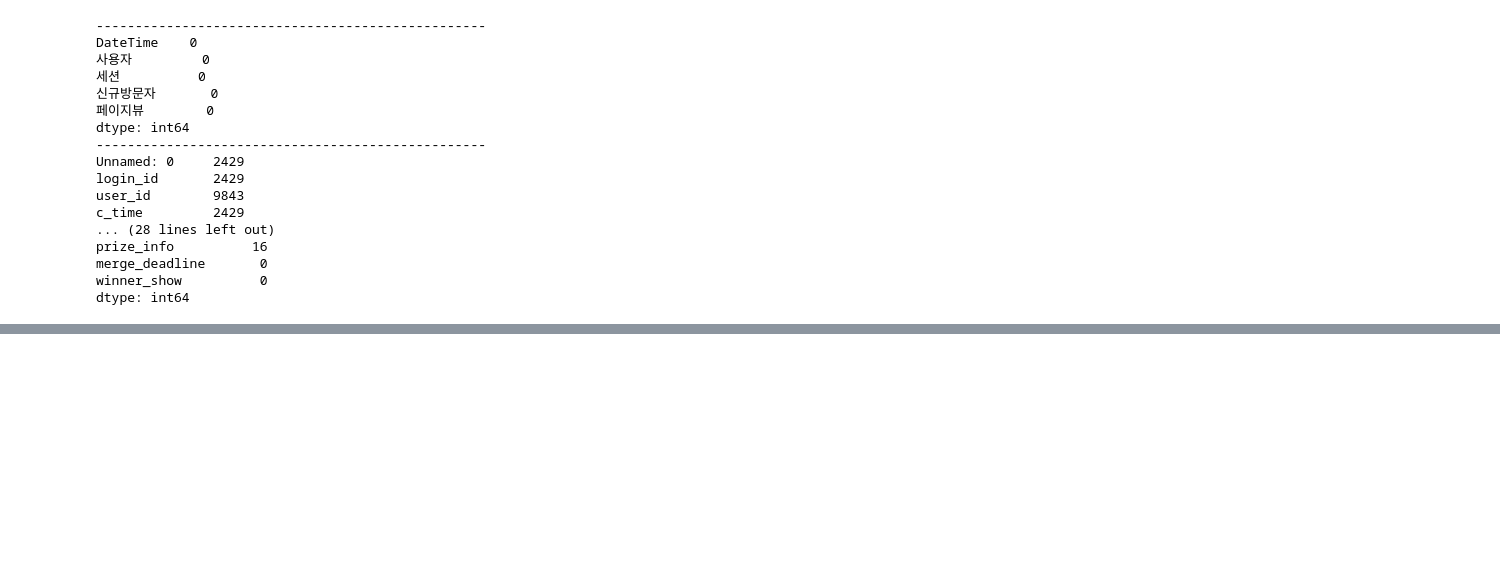
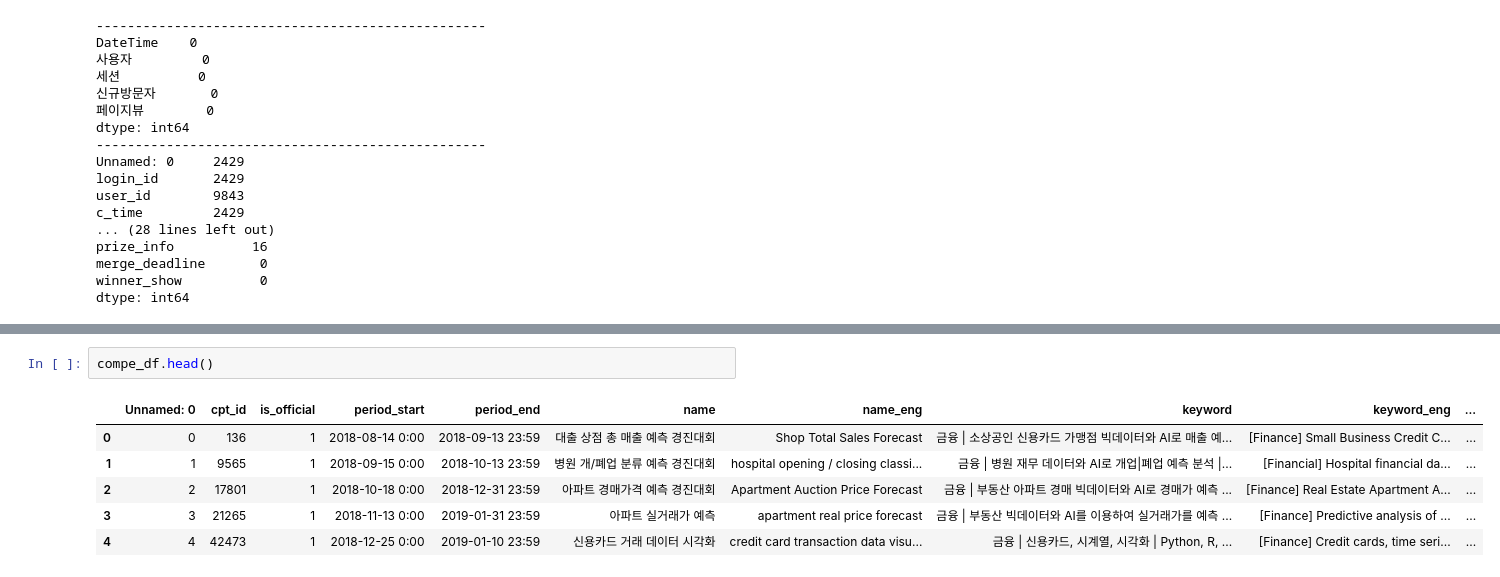
Before and after one commit to hundredeuk2/python, a Jupyter notebook: Dacon/2020DATACONCUP/FirstTry.ipynb, the cells around one changed output, grey strips where cells are left out. Saved outputs shown, nothing was run; the diff lists cells and outputs as text; blank space fills up the shorter version.

```diff
--- a/Dacon/2020DATACONCUP/FirstTry.ipynb
+++ b/Dacon/2020DATACONCUP/FirstTry.ipynb
@@ -53,0 +109,9 @@ dtype: int64
+# %%
+compe_df.head()
+# %% [output]
+|  | Unnamed: 0 | cpt_id | is_official | period_start | period_end | name | name_eng | keyword | keyword_eng | ... |
+| 0 | 0 | 136 | 1 | 2018-08-14 0:00 | 2018-09-13 23:59 | 대출 상점 총 매출 예측 경진대회 | Shop Total Sales Forecast | 금융 | 소상공인 신용카드 가맹점 빅데이터와 AI로 매출 예... | [Finance] Small Business Credit C... | ... |
+| 1 | 1 | 9565 | 1 | 2018-09-15 0:00 | 2018-10-13 23:59 | 병원 개/폐업 분류 예측 경진대회 | hospital opening / closing classi... | 금융 | 병원 재무 데이터와 AI로 개업|폐업 예측 분석 |... | [Financial] Hospital financial da... | ... |
+| 2 | 2 | 17801 | 1 | 2018-10-18 0:00 | 2018-12-31 23:59 | 아파트 경매가격 예측 경진대회 | Apartment Auction Price Forecast | 금융 | 부동산 아파트 경매 빅데이터와 AI로 경매가 예측 ... | [Finance] Real Estate Apartment A... | ... |
+| 3 | 3 | 21265 | 1 | 2018-11-13 0:00 | 2019-01-31 23:59 | 아파트 실거래가 예측 | apartment real price forecast | 금융 | 부동산 빅데이터와 AI를 이용하여 실거래가를 예측 ... | [Finance] Predictive analysis of ... | ... |
+| 4 | 4 | 42473 | 1 | 2018-12-25 0:00 | 2019-01-10 23:59 | 신용카드 거래 데이터 시각화 | credit card transaction data visu... | 금융 | 신용카드, 시계열, 시각화 | Python, R, ... | [Finance] Credit cards, time seri... | ... |
```
Also changed, not shown: parts of 11 cells of this notebook.
